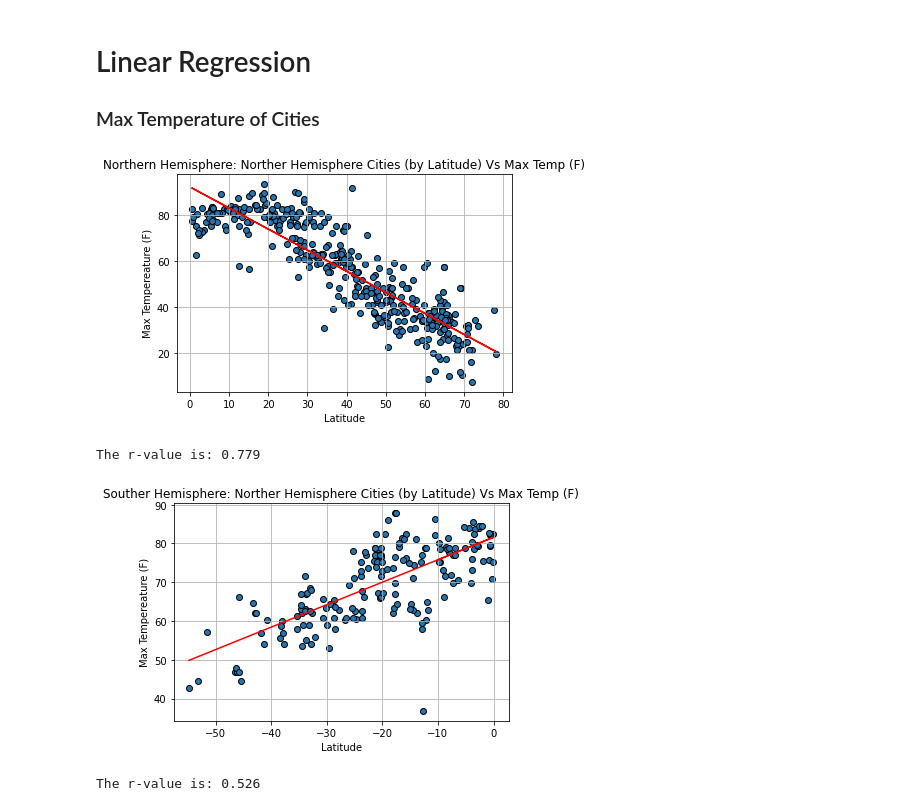
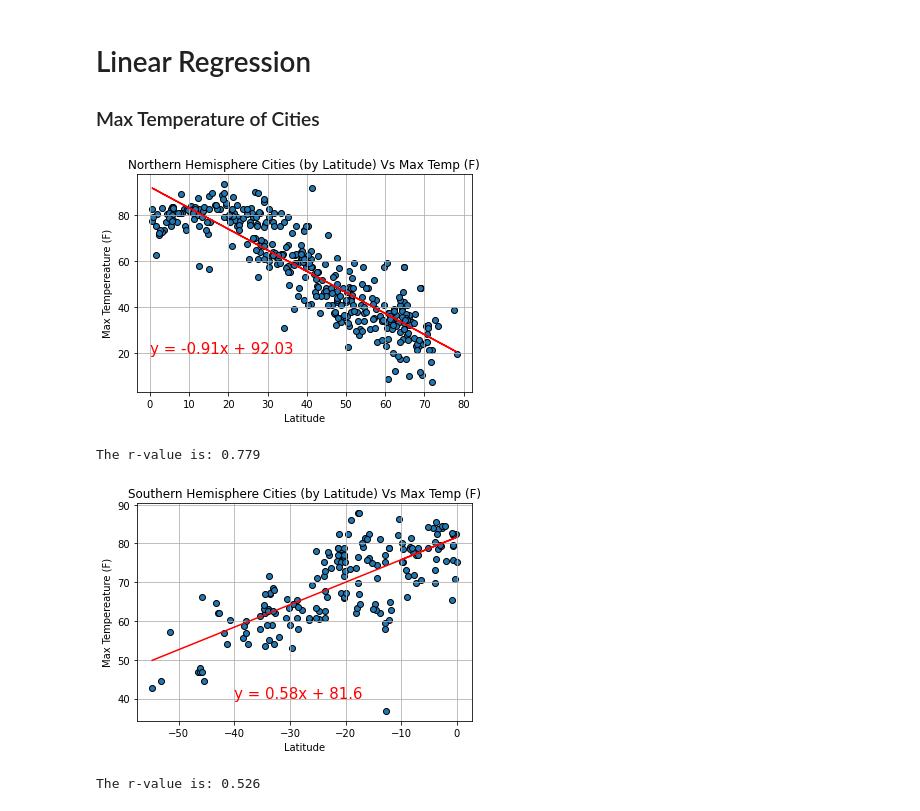
Before and after one commit to JAlvarado23A/weather_api_project, a Jupyter notebook: weatherPy/weatherPy.ipynb, the cells around one changed output. Saved outputs shown, nothing was run; the diff lists cells and outputs as text; code cells hidden in the pictures.

Commit message:
Complete WeatherPy along with images of plots saved in different folder

```diff
--- a/weatherPy/weatherPy.ipynb
+++ b/weatherPy/weatherPy.ipynb
@@ -183,40 +187,42 @@ plt.show()
 # %%
 # Cities in the Northern Hemisphere
 temp_north_hemi_df = weather_df.loc[weather_df["Latitude"]>= 0, :]
 x_values = temp_north_hemi_df["Latitude"]
 y_values = temp_north_hemi_df["Max_Temp"]
 (slope, intercept, rvalue, pvalue, stderr) = linregress(x_values, y_values)
 regress_values = x_values * slope + intercept
 line_eq = "y = " + str(round(slope,2)) + "x + " + str(round(intercept,2))
-plt.title("Northern Hemisphere: Norther Hemisphere Cities (by Latitude) Vs Max Temp (F)")
+plt.title("Northern Hemisphere Cities (by Latitude) Vs Max Temp (F)")
 plt.scatter(x_values,y_values, edgecolor='black')
 plt.plot(x_values,regress_values,"r-")
-plt.annotate(line_eq,(0,-10),fontsize=15,color="red")
+plt.annotate(line_eq,(0,20),fontsize=15,color="red")
 plt.xlabel('Latitude')
 plt.ylabel('Max Tempereature (F)')
 plt.grid()
+plt.savefig("Plots/LinearReg_Lat_vs_Temp(northern hem).png")
 plt.show()
 print(f"The r-value is: {round(rvalue**2, 3)}")
 # %% [output]
-[figure, old version]
+[figure, new version]
 The r-value is: 0.779
 # %%
-# Cities in the Northern Hemisphere
+# Cities in the Southern Hemisphere
 temp_south_hemi_df = weather_df.loc[weather_df["Latitude"] < 0, :]
 x_values = temp_south_hemi_df["Latitude"]
 y_values = temp_south_hemi_df["Max_Temp"]
 (slope, intercept, rvalue, pvalue, stderr) = linregress(x_values, y_values)
 regress_values = x_values * slope + intercept
 line_eq = "y = " + str(round(slope,2)) + "x + " + str(round(intercept,2))
-plt.title("Souther Hemisphere: Norther Hemisphere Cities (by Latitude) Vs Max Temp (F)")
+plt.title("Southern Hemisphere Cities (by Latitude) Vs Max Temp (F)")
 plt.scatter(x_values,y_values, edgecolor='black')
 plt.plot(x_values,regress_values,"r-")
-plt.annotate(line_eq,(-25,10),fontsize=15,color="red")
+plt.annotate(line_eq,(-40,40),fontsize=15,color="red")
 plt.xlabel('Latitude')
 plt.ylabel('Max Tempereature (F)')
 plt.grid()
+plt.savefig("Plots/LinearReg_Lat_vs_Temp(southern_hem).png")
 plt.show()
 print(f"The r-value is: {round(rvalue**2, 3)}")
 # %% [output]
-[figure, old version]
+[figure, new version]
 The r-value is: 0.526
```
Also changed, not shown: parts of 17 cells of this notebook, 12 other files.
